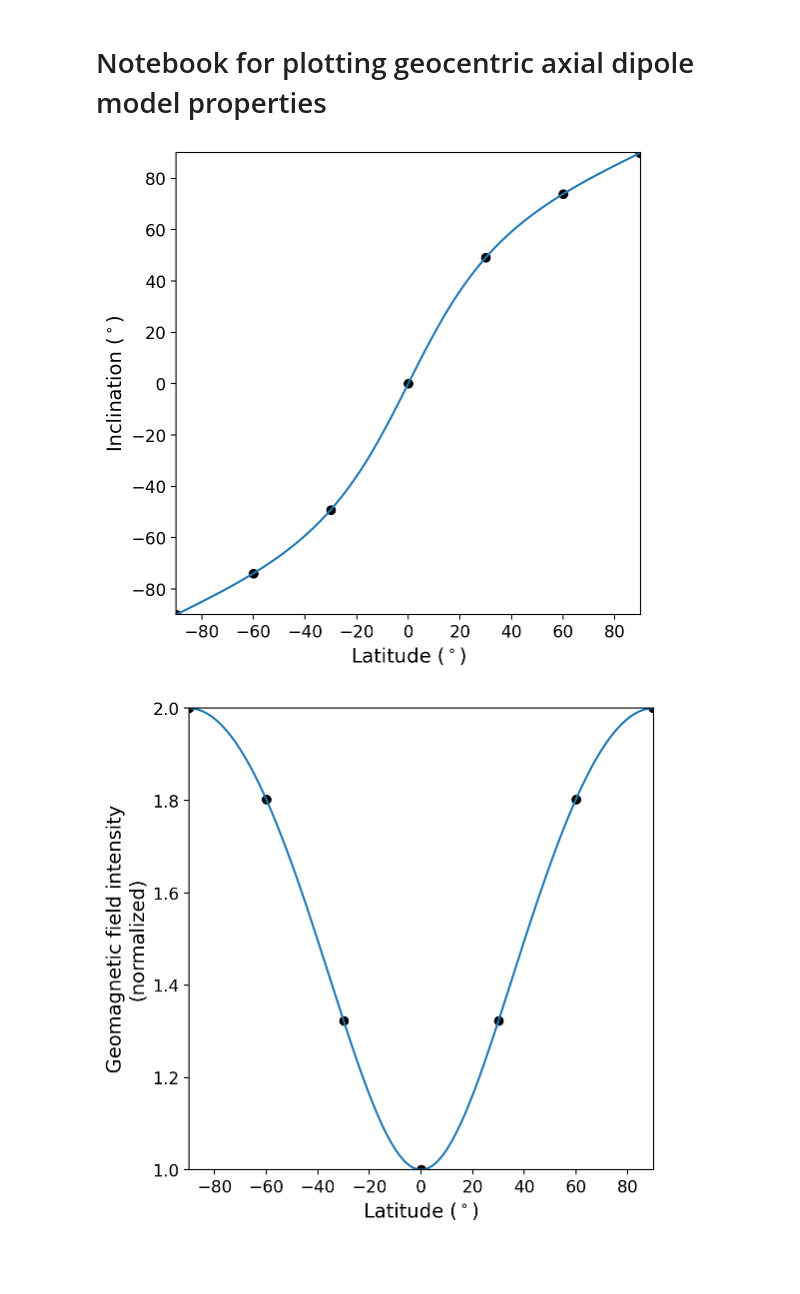
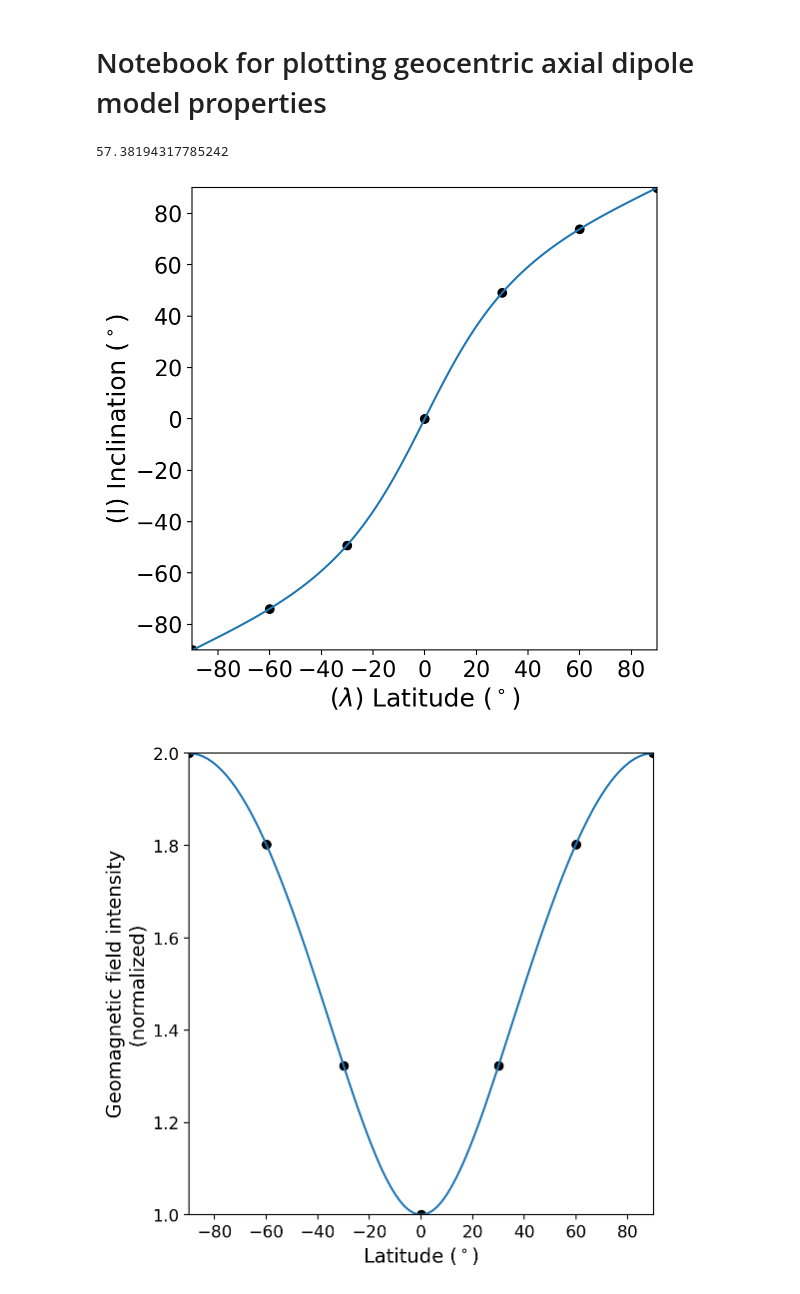
Before and after one commit to duserzym/Yiming_Zhang_PhD_dissertation, a Jupyter notebook: code/GAD.ipynb, the cells around one changed output. Cells and saved outputs as stored; diff of their text form; code cells hidden in the pictures; blank space fills up the shorter version.

```diff
--- a/code/GAD.ipynb
+++ b/code/GAD.ipynb
@@ -8,27 +8,31 @@ import matplotlib.pyplot as plt
 %config InlineBackend.figure_format = 'retina'
 # %%
 label_lats = [-89.9, -60, -30, 0, 30, 60, 89.9]
+# %%
+np.degrees(np.arctan(2 * np.tan(np.radians(38))))
+# %% [output]
+57.38194317785242
 # %%
 # now let's make a I vs. lat plot
 plt.figure(figsize=(6,6))
 lats = np.linspace(-90, 90, 100)
 incs = np.degrees(np.arctan(2 * np.tan(np.radians(lats))))
 
 label_incs = np.degrees(np.arctan(2 * np.tan(np.radians(label_lats))))
 
 plt.plot(lats, incs)
 plt.scatter(label_lats, label_incs, color='k')
-plt.xticks(fontsize=12)
-plt.yticks(fontsize=12)
+plt.xticks(fontsize=16)
+plt.yticks(fontsize=16)
 plt.xlim(-90, 90)
 plt.ylim(-90, 90)
-plt.xlabel('Latitude ($^\circ$)', fontsize=14)
-plt.ylabel('Inclination ($^\circ$)', fontsize=14)
+plt.xlabel('($\lambda$) Latitude ($^\circ$)', fontsize=18)
+plt.ylabel('(I) Inclination ($^\circ$)', fontsize=18)
 
-plt.savefig('../figure/GAD_inc_vs_lat.pdf', bbox_inches='tight')
+# plt.savefig('../figure/GAD_inc_vs_lat.pdf', bbox_inches='tight')
 plt.show()
 # %% [output]
-[figure, old version]
+[figure, new version]
 # %%
 # now let's make a surface field intensity vs. lat plot
 plt.figure(figsize=(6,6))
```
Also changed, not shown: 5 other files.
